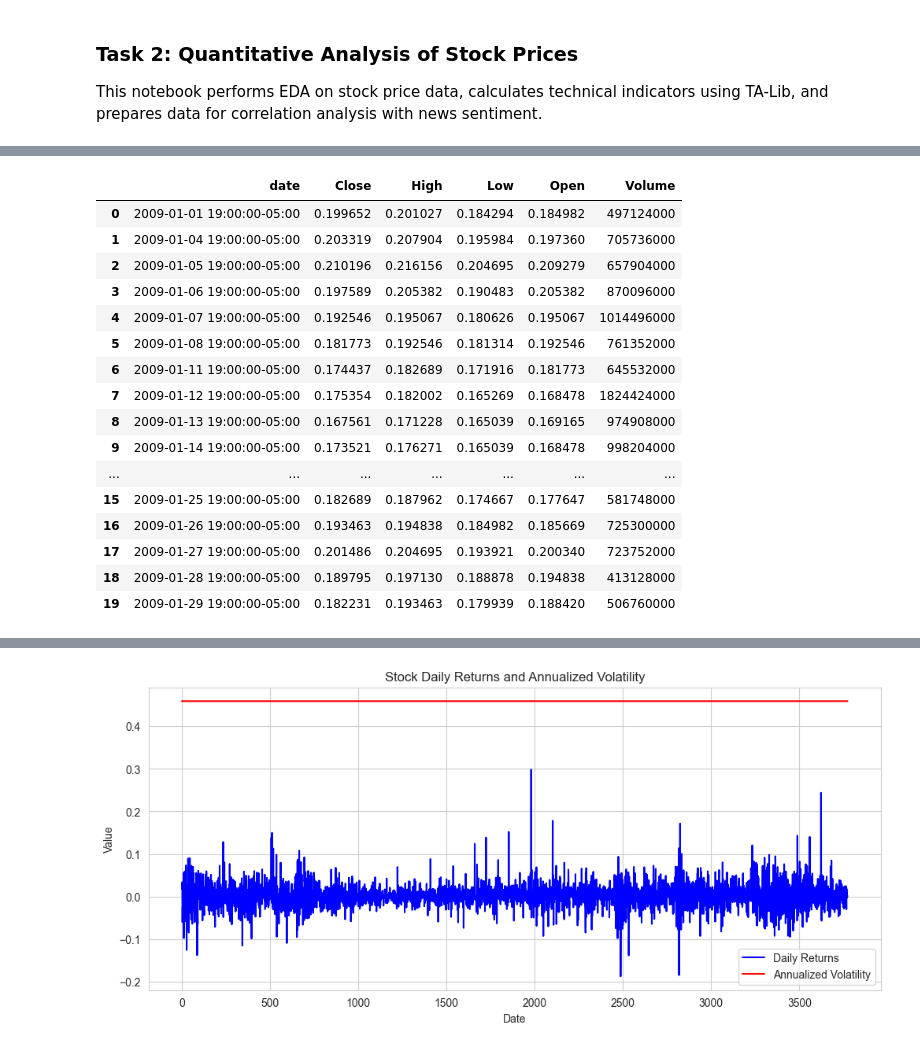
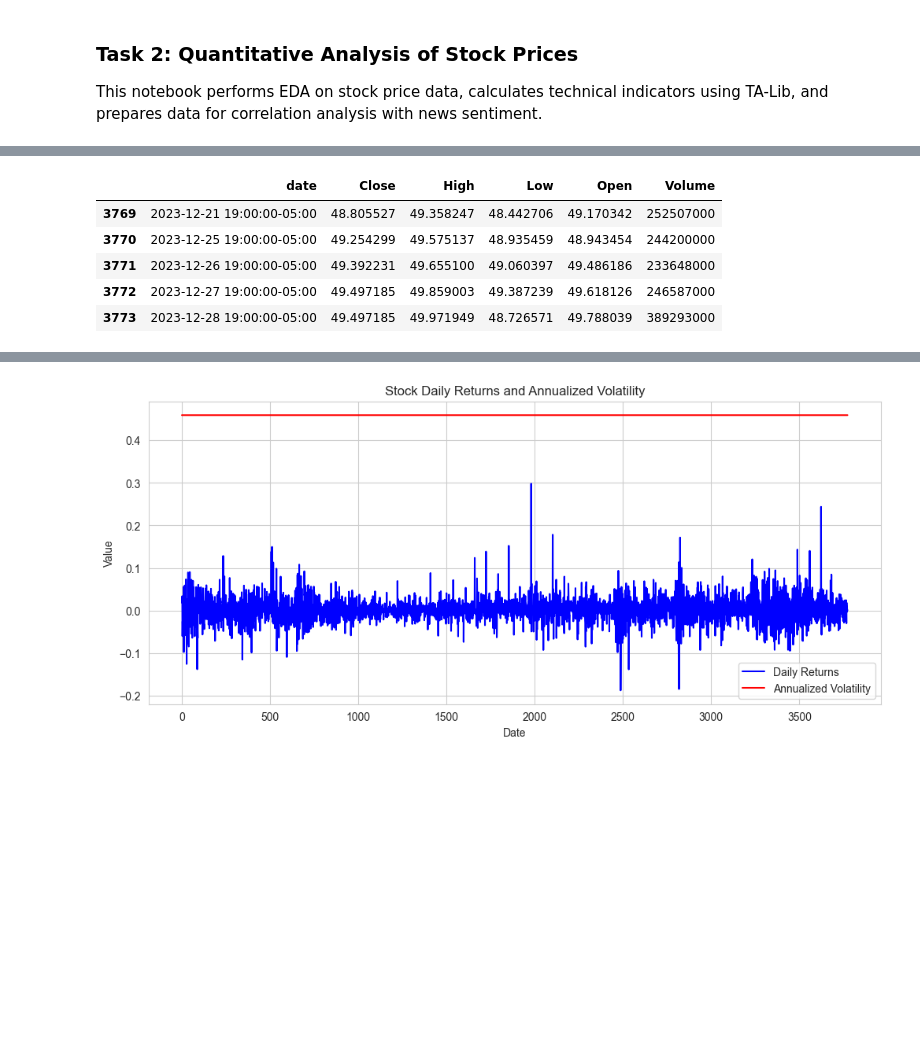
Before and after one commit to tib-dev/Predicting-Price-Moves-with-News-Sentiment, a Jupyter notebook: notebooks/eda_prices.ipynb, the cells around one changed output, grey strips where cells are left out. Saved outputs shown, nothing was run; the diff lists cells and outputs as text; code cells hidden in the pictures; blank space fills up the shorter version.

Commit message:
eda_prices update

```diff
--- a/notebooks/eda_prices.ipynb
+++ b/notebooks/eda_prices.ipynb
@@ -34,5 +36,5 @@ price_file = RAW_DIR / f"price/{TICKER}.csv"  # use RAW_DIR from config
 df_price = load_price_csv(price_file, date_col="Date",
                           tz=DEFAULTS["market_tz"])
 
-df_price.head(20)
+df_price.tail(5)
 # %% [output]
@@ -40,20 +42,9 @@ df_price.head(20)
 |  | date | Close | High | Low | Open | Volume |
-| 0 | 2009-01-01 19:00:00-05:00 | 0.199652 | 0.201027 | 0.184294 | 0.184982 | 497124000 |
-| 1 | 2009-01-04 19:00:00-05:00 | 0.203319 | 0.207904 | 0.195984 | 0.197360 | 705736000 |
-| 2 | 2009-01-05 19:00:00-05:00 | 0.210196 | 0.216156 | 0.204695 | 0.209279 | 657904000 |
-| 3 | 2009-01-06 19:00:00-05:00 | 0.197589 | 0.205382 | 0.190483 | 0.205382 | 870096000 |
-| 4 | 2009-01-07 19:00:00-05:00 | 0.192546 | 0.195067 | 0.180626 | 0.195067 | 1014496000 |
-| 5 | 2009-01-08 19:00:00-05:00 | 0.181773 | 0.192546 | 0.181314 | 0.192546 | 761352000 |
-| 6 | 2009-01-11 19:00:00-05:00 | 0.174437 | 0.182689 | 0.171916 | 0.181773 | 645532000 |
-| 7 | 2009-01-12 19:00:00-05:00 | 0.175354 | 0.182002 | 0.165269 | 0.168478 | 1824424000 |
-| 8 | 2009-01-13 19:00:00-05:00 | 0.167561 | 0.171228 | 0.165039 | 0.169165 | 974908000 |
-| 9 | 2009-01-14 19:00:00-05:00 | 0.173521 | 0.176271 | 0.165039 | 0.168478 | 998204000 |
-| ... | ... | ... | ... | ... | ... | ... |
-| 15 | 2009-01-25 19:00:00-05:00 | 0.182689 | 0.187962 | 0.174667 | 0.177647 | 581748000 |
-| 16 | 2009-01-26 19:00:00-05:00 | 0.193463 | 0.194838 | 0.184982 | 0.185669 | 725300000 |
-| 17 | 2009-01-27 19:00:00-05:00 | 0.201486 | 0.204695 | 0.193921 | 0.200340 | 723752000 |
-| 18 | 2009-01-28 19:00:00-05:00 | 0.189795 | 0.197130 | 0.188878 | 0.194838 | 413128000 |
-| 19 | 2009-01-29 19:00:00-05:00 | 0.182231 | 0.193463 | 0.179939 | 0.188420 | 506760000 |
+| 3769 | 2023-12-21 19:00:00-05:00 | 48.805527 | 49.358247 | 48.442706 | 49.170342 | 252507000 |
+| 3770 | 2023-12-25 19:00:00-05:00 | 49.254299 | 49.575137 | 48.935459 | 48.943454 | 244200000 |
+| 3771 | 2023-12-26 19:00:00-05:00 | 49.392231 | 49.655100 | 49.060397 | 49.486186 | 233648000 |
+| 3772 | 2023-12-27 19:00:00-05:00 | 49.497185 | 49.859003 | 49.387239 | 49.618126 | 246587000 |
+| 3773 | 2023-12-28 19:00:00-05:00 | 49.497185 | 49.971949 | 48.726571 | 49.788039 | 389293000 |
 # %%
 # Compute SMA20, EMA20, RSI14, MACD
 df_ind = compute_all_indicators(df_price)
```
Also changed, not shown: parts of 6 cells of this notebook.
